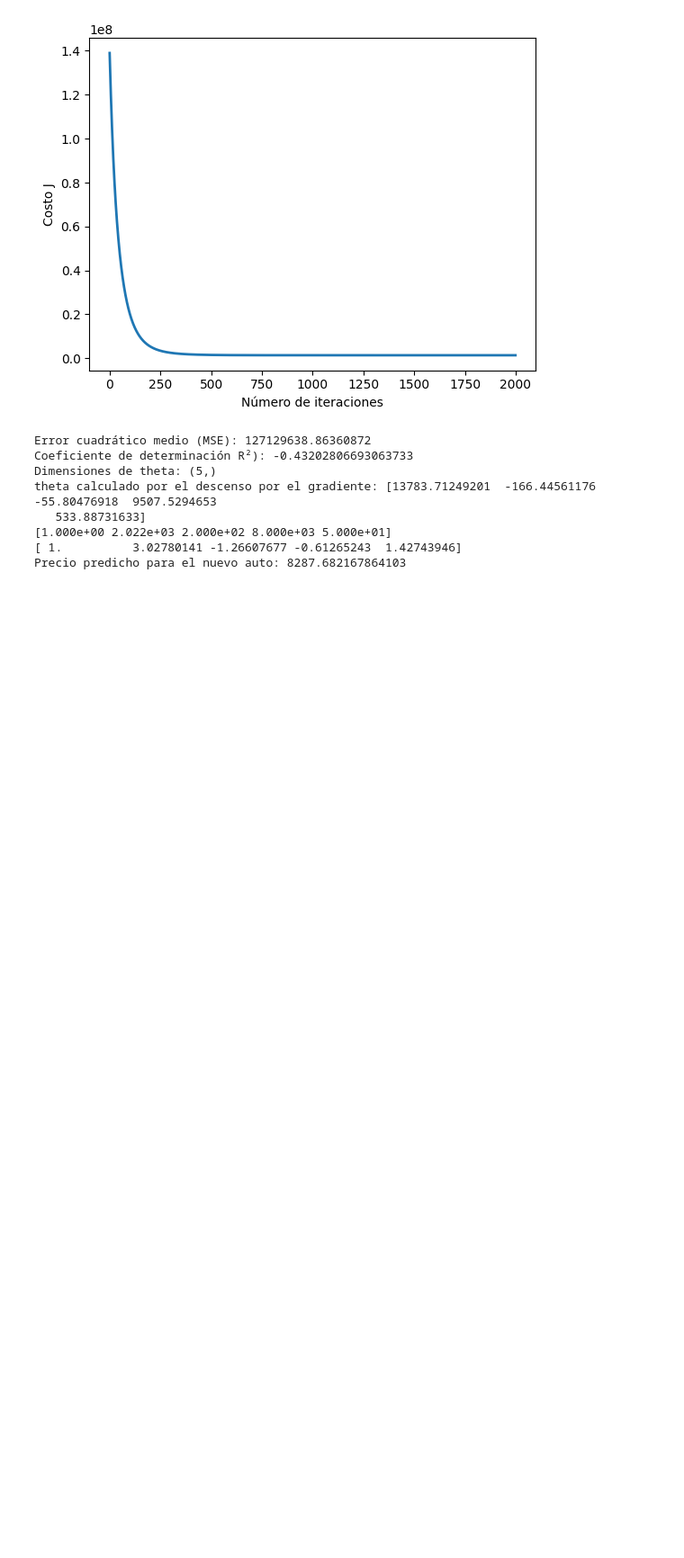
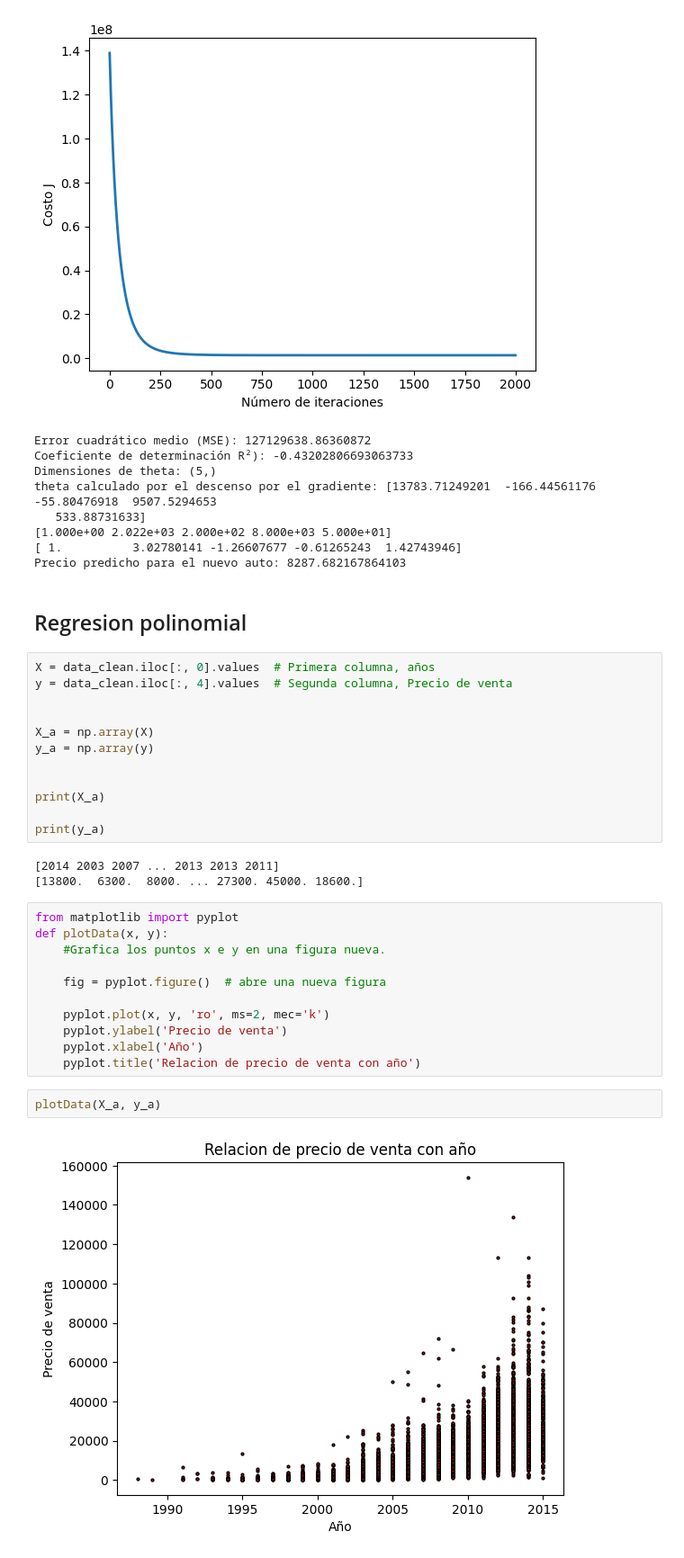
Before and after one commit to richardcruz98/Inteligencia-Artificial-I, a Jupyter notebook: Laboratorios/Lab 2/Lab2.ipynb, the cells around one changed output. Shown: that part at 90% size. Cells and saved outputs as stored; diff of their text form; blank space fills up the shorter version.

Commit message:
"Regrecion polinomial"

```diff
--- a/Laboratorios/Lab 2/Lab2.ipynb
+++ b/Laboratorios/Lab 2/Lab2.ipynb
@@ -271,3 +271,35 @@ theta calculado por el descenso por el gradiente: [13783.71249201  -166.44561176
 [1.000e+00 2.022e+03 2.000e+02 8.000e+03 5.000e+01]
 [ 1.          3.02780141 -1.26607677 -0.61265243  1.42743946]
 Precio predicho para el nuevo auto: 8287.682167864103
+# %% [markdown]
+## Regresion polinomial
+# %%
+X = data_clean.iloc[:, 0].values  # Primera columna, años
+y = data_clean.iloc[:, 4].values  # Segunda columna, Precio de venta
+
+
+X_a = np.array(X)
+y_a = np.array(y)
+
+
+print(X_a)
+
+print(y_a)
+# %% [output]
+[2014 2003 2007 ... 2013 2013 2011]
+[13800.  6300.  8000. ... 27300. 45000. 18600.]
+# %%
+from matplotlib import pyplot
+def plotData(x, y):
+    #Grafica los puntos x e y en una figura nueva.
+
+    fig = pyplot.figure()  # abre una nueva figura
+
+    pyplot.plot(x, y, 'ro', ms=2, mec='k')
+    pyplot.ylabel('Precio de venta')
+    pyplot.xlabel('Año')
+    pyplot.title('Relacion de precio de venta con año')
+# %%
+plotData(X_a, y_a)
+# %% [output]
+[figure, added]
```
Also changed, not shown: parts of 3 cells of this notebook.
